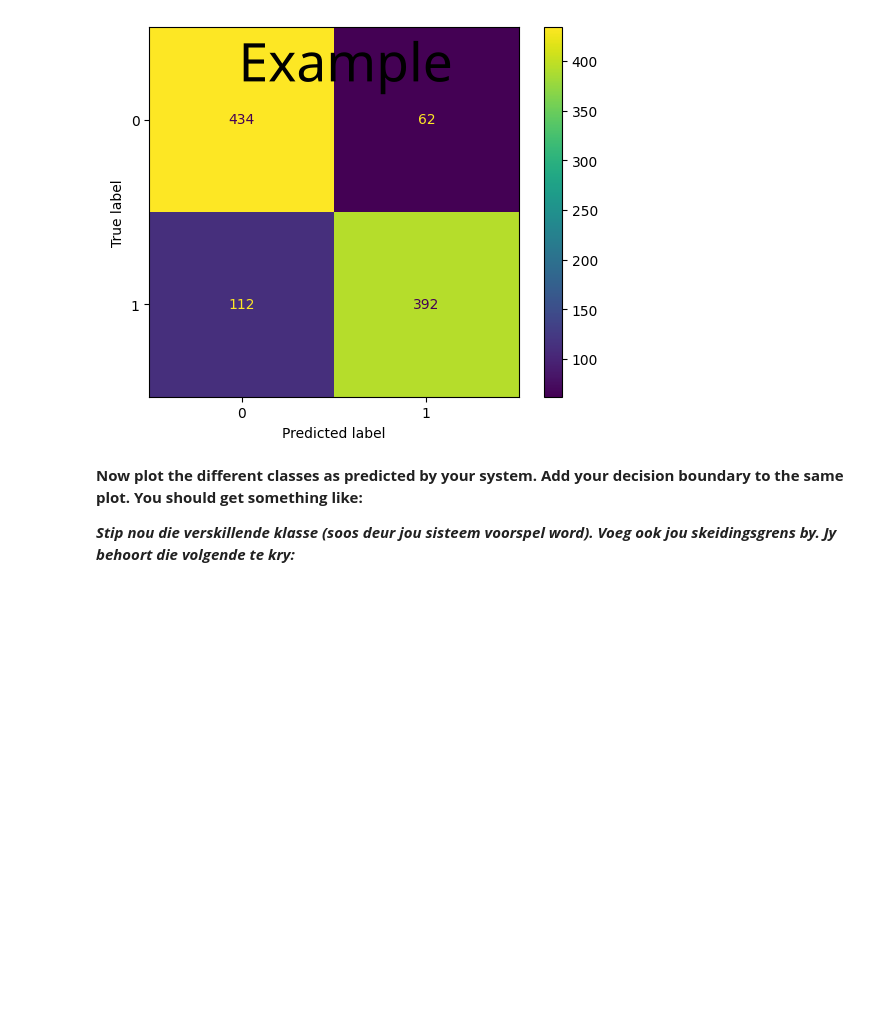
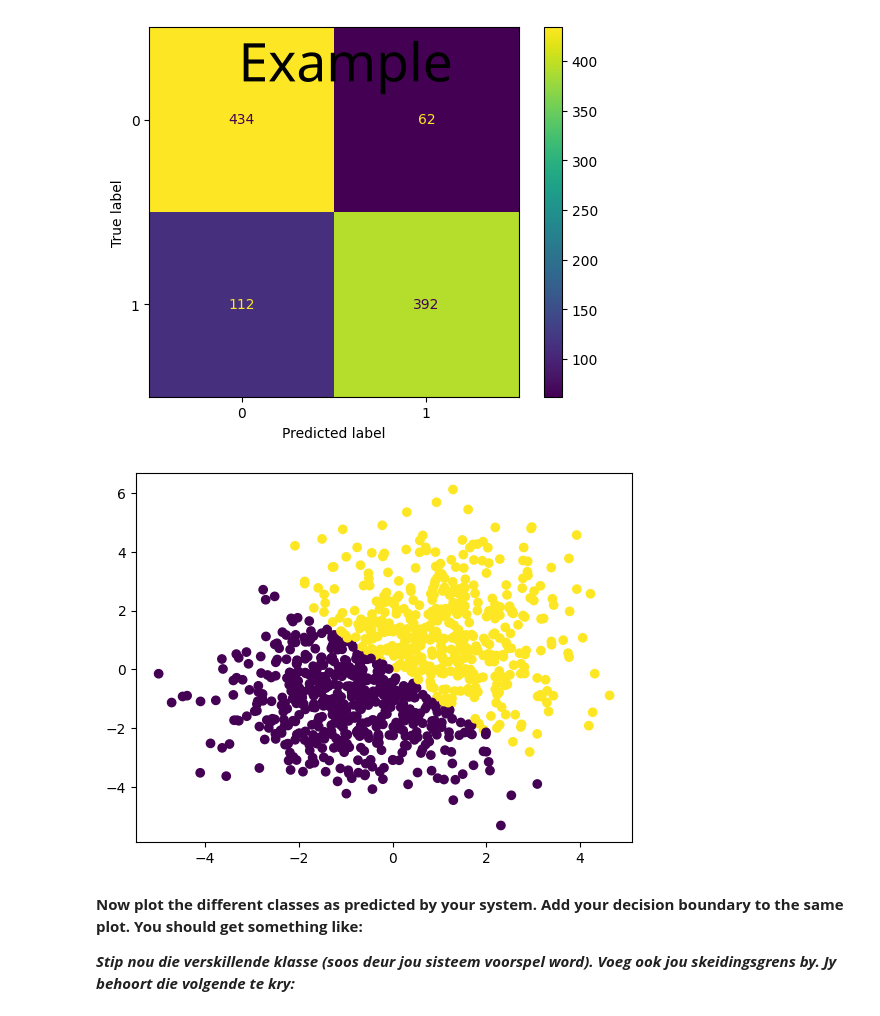
Before and after one commit to Obakeng-Mogale/assignment2, a Jupyter notebook: assign2.ipynb, the cells around one changed output. Cells and saved outputs as stored; diff of their text form; code cells hidden in the pictures; blank space fills up the shorter version.

```diff
--- a/assign2.ipynb
+++ b/assign2.ipynb
@@ -179,6 +188,11 @@ X = np.vstack([np.random.randn(N)*covariances[0, y] + means[0, y],
 display(Image(filename='./images/conf_mat_logreg2.png'))
 # %% [output]
 [figure]
+# %%
+plt.scatter(X[0,:],X[1,:], c = y_pred)
+plt.show()
+# %% [output]
+[figure, added]
 # %% [markdown]
 **Now plot the different classes as predicted by your system. Add your decision boundary to the same plot. You should get something like:**
 
```
Also changed, not shown: parts of 5 cells of this notebook, 1 other file.
